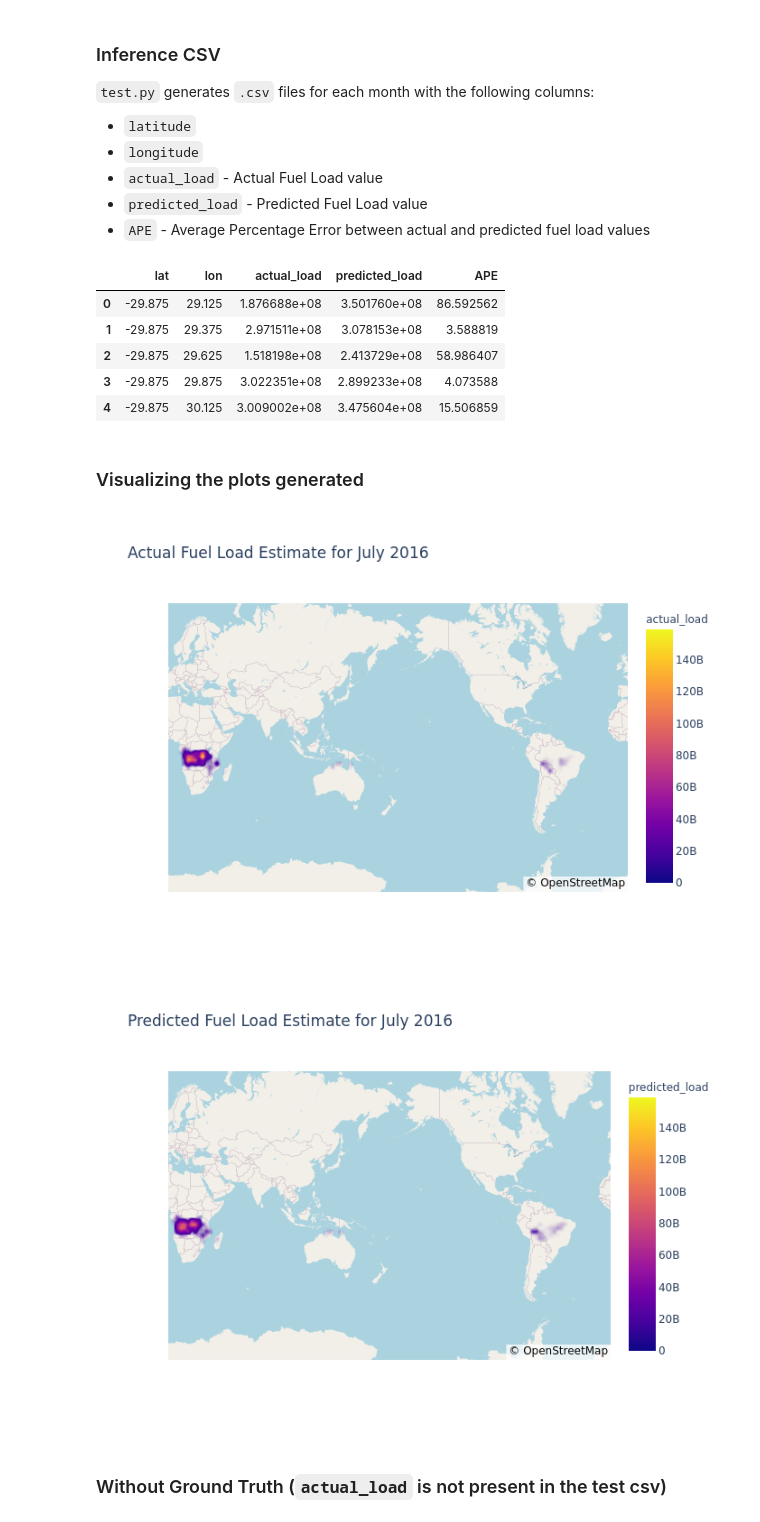
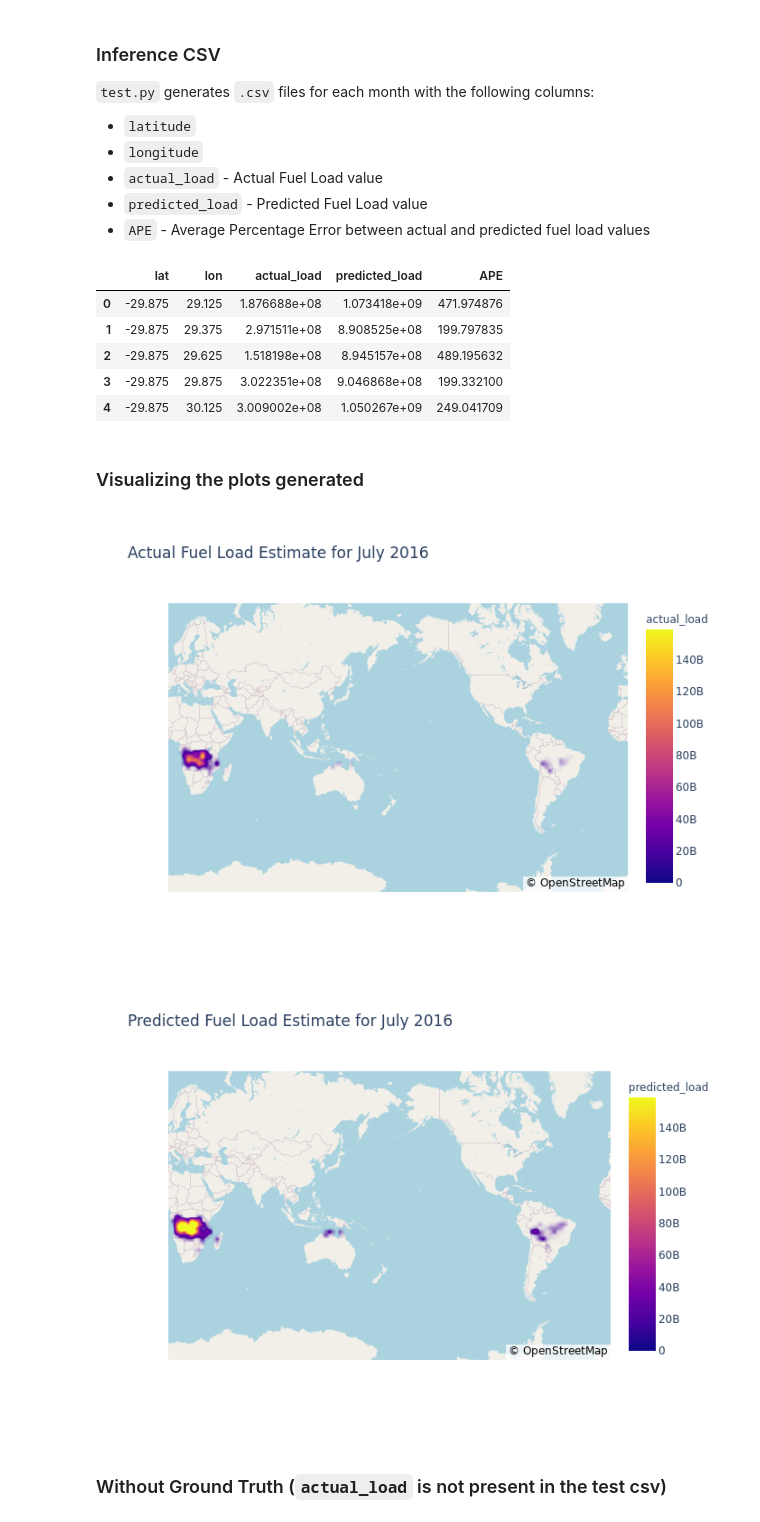
Before and after one commit to ecmwf-projects/ai-vegetation-fuel, a Jupyter notebook: demo-notebooks/LightGBM_inference.ipynb, the cells around one changed output. Drawn from its saved outputs; the diff is of its cells as text; code cells hidden in the pictures.

```diff
--- a/demo-notebooks/LightGBM_inference.ipynb
+++ b/demo-notebooks/LightGBM_inference.ipynb
@@ -48,24 +48,24 @@ Predicted FL plot successfully generated! File saved to  tropics/results/tropics
  - `predicted_load`  - Predicted Fuel Load value
  - `APE` - Average Percentage Error between actual and predicted fuel load values
 # %%
-df=pd.read_csv('tropics/results/tropics_output_July.csv')
+df=pd.read_csv('../data/tropics/results/tropics_output_July.csv')
 df.head()
 # %% [output]
 |  | lat | lon | actual_load | predicted_load | APE |
-| 0 | -29.875 | 29.125 | 1.876688e+08 | 3.501760e+08 | 86.592562 |
-| 1 | -29.875 | 29.375 | 2.971511e+08 | 3.078153e+08 | 3.588819 |
-| 2 | -29.875 | 29.625 | 1.518198e+08 | 2.413729e+08 | 58.986407 |
-| 3 | -29.875 | 29.875 | 3.022351e+08 | 2.899233e+08 | 4.073588 |
-| 4 | -29.875 | 30.125 | 3.009002e+08 | 3.475604e+08 | 15.506859 |
+| 0 | -29.875 | 29.125 | 1.876688e+08 | 1.073418e+09 | 471.974876 |
+| 1 | -29.875 | 29.375 | 2.971511e+08 | 8.908525e+08 | 199.797835 |
+| 2 | -29.875 | 29.625 | 1.518198e+08 | 8.945157e+08 | 489.195632 |
+| 3 | -29.875 | 29.875 | 3.022351e+08 | 9.046868e+08 | 199.332100 |
+| 4 | -29.875 | 30.125 | 3.009002e+08 | 1.050267e+09 | 249.041709 |
 # %% [markdown]
 ### Visualizing the plots generated
 # %%
-actual=Image(filename='tropics/results/tropics_July_actual.png')
-predicted=Image(filename='tropics/results/tropics_July_predicted.png')
+actual=Image(filename='../data/tropics/results/tropics_July_actual.png')
+predicted=Image(filename='../data/tropics/results/tropics_July_predicted.png')
 display(actual,predicted)
 # %% [output]
 [figure]
-[figure, old version]
+[figure, new version]
 # %% [markdown]
 ### Without Ground Truth (`actual_load` is not present in the test csv)
 # %%
```
Also changed, not shown: parts of 4 cells of this notebook.
